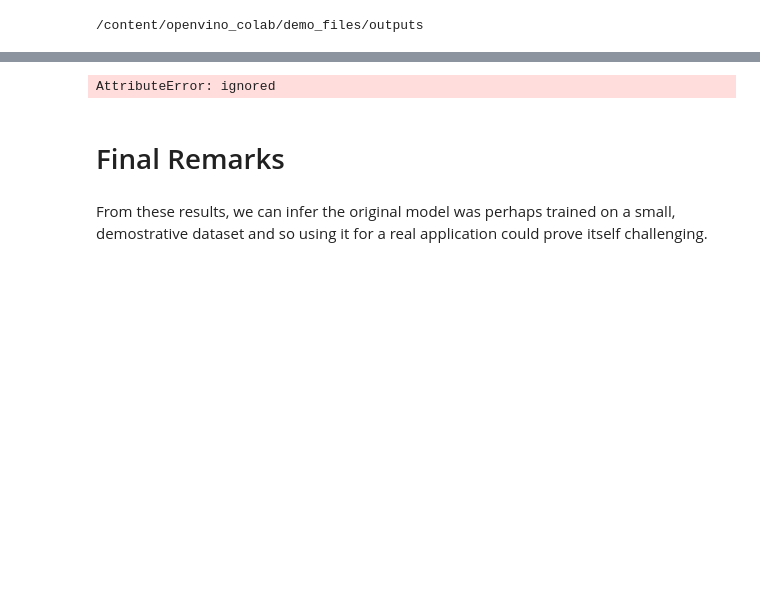
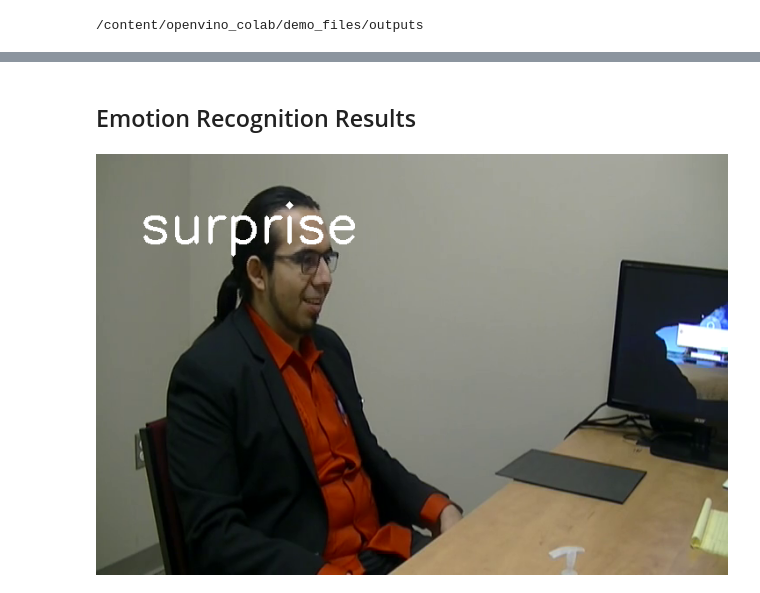
Before and after one commit to socd06/openvino_colab, a Jupyter notebook: interview_prep.ipynb, the cells around one changed output, grey strips where cells are left out. Saved outputs shown, nothing was run; the diff lists cells and outputs as text; code cells hidden in the pictures; blank space fills up the shorter version.

```diff
--- a/interview_prep.ipynb
+++ b/interview_prep.ipynb
@@ -187,9 +194,7 @@ import cv2
+# %% [markdown]
+## Emotion Recognition Results
 # %%
-img = cv2.imread("EMO-output-neutral1.png", cv2.IMREAD_UNCHANGED)
+img = cv2.imread("EMO-output-fm1.png", cv2.IMREAD_UNCHANGED)
 cv2_imshow(img)
 # %% [output]
-AttributeError: ignored
+[figure, added]
-# %% [markdown]
-# Final Remarks
-# %% [markdown]
-From these results, we can infer the original model was perhaps trained on a small, demostrative dataset and so using it for a real application could prove itself challenging.
```
Also changed, not shown: parts of 7 cells of this notebook.
